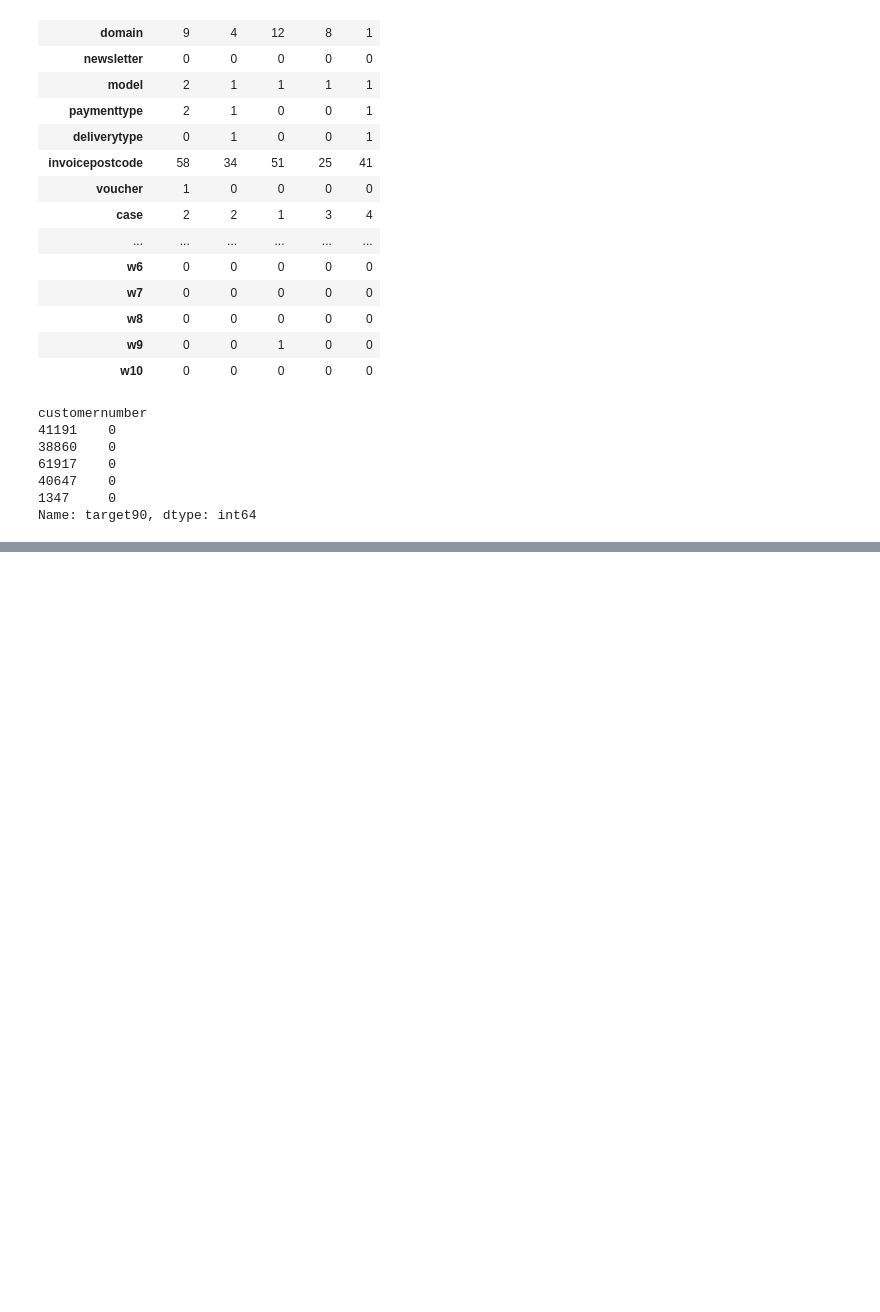
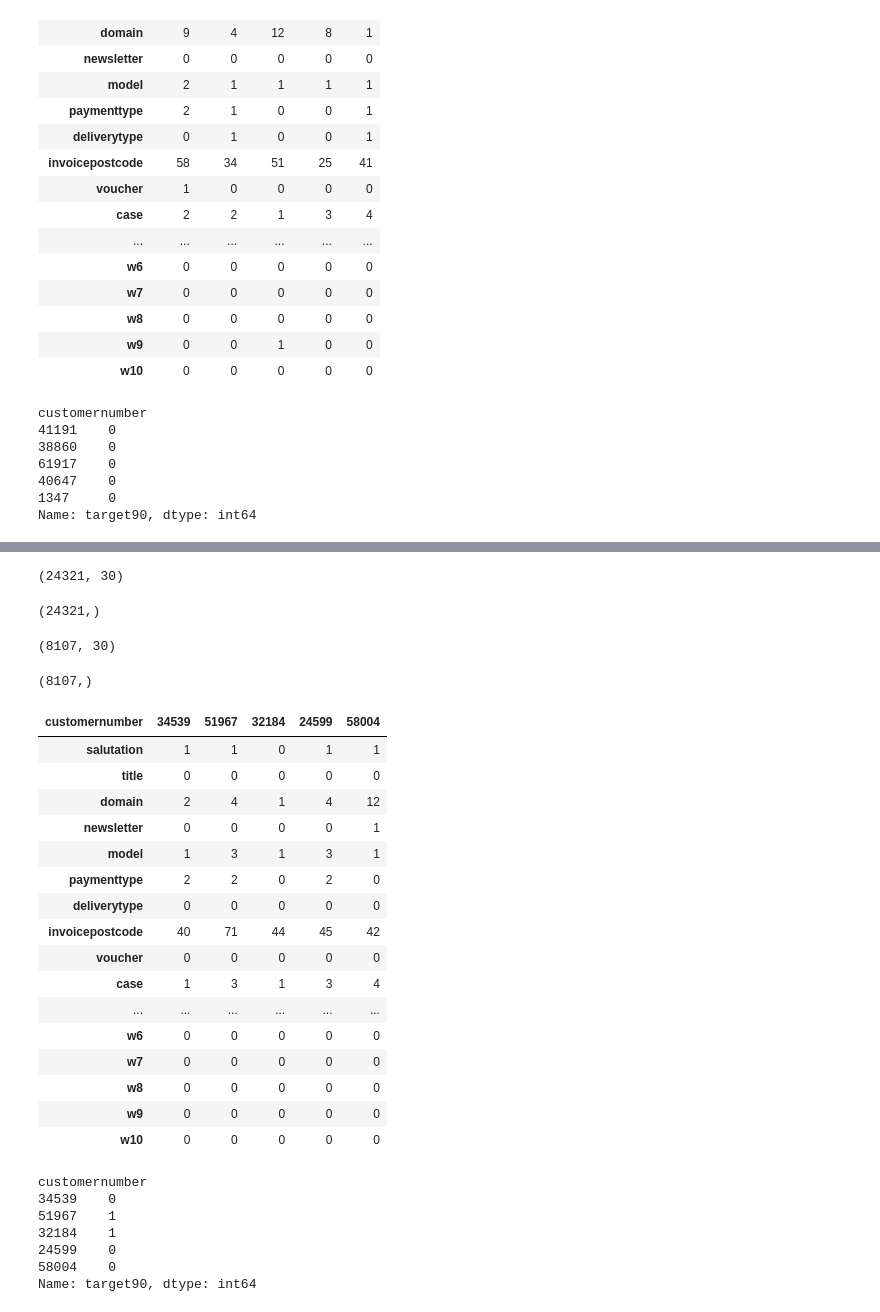
Before and after one commit to FHDW-DAML/22Q4, a Jupyter notebook: kNN_1.ipynb, the cells around one changed output, grey strips where cells are left out. Drawn from its saved outputs; the diff is of its cells as text; code cells hidden in the pictures; blank space fills up the shorter version.

```diff
--- a/kNN_1.ipynb
+++ b/kNN_1.ipynb
@@ -1,32 +8,10 @@
 # %%
-# code nach https://stackabuse.com/k-nearest-neighbors-algorithm-in-python-and-scikit-learn/
+# Daten einLesen und erste Datensicht
 
 
-# Block 1 : Daten einLesen und erste Datensicht
+path = 'c:/myBox/Projekte/FHDW/Kurs DAML/python/dmc2010_train.txt' # für lokale Dateien
+#path = 'https://raw.githubusercontent.com/FHDW-DAML/22Q4/main/dmc2010_train.txt'  # für Colab
 
-# notwendige Bibliotheken importieren und erste Verbesserungen der Einstellungen
-from IPython.core.interactiveshell import InteractiveShell
-InteractiveShell.ast_node_interactivity = 'all' # alle Ausgaben einer Zelle in iPython anzeigen
-import pandas as pd
-pd.option_context('display.max_columns', None) # damit mehr als 20 Spalten angezeigt werden
-
-
-
-path = 'c:/myBox/Projekte/FHDW/kurs DAML/python/Daten/DMC10/dmc2010_train.txt'
-#path = 'https://raw.githubusercontent.com/FHDW-DAML/22Q4/main/dmc2010_train.txt'
-
-cat_cols = ['delivpostcode', 'advertisingdatacode', 'salutation', 'title',
-                'domain', 'newsletter', 'model', 'paymenttype', 'deliverytype',
-                'invoicepostcode', 'voucher', 'case', 'gift', 'entry', 'points',
-                'shippingcosts']
-num_cols = ['numberitems', 'weight', 'remi', 'cancel', 'used', 'w0', 'w1',
-                'w2', 'w3', 'w4', 'w5', 'w6', 'w7', 'w8', 'w9', 'w10', 'account_age']
 date_cols = ['date', 'datecreated', 'deliverydatepromised', 'deliverydatereal']
 
-target_col = 'target90'
-
-df = pd.read_csv(path, sep=';', index_col='customernumber', parse_dates=date_cols,
-                     dtype={col: 'category' for col in cat_cols})
-
-df.info() # Welche Datentypen? Wo nicht Null-werte?
-df.head().T # zeige die ersten 5 Datensätze mit vertauschten Spalten/Reihen (transposed)
+df = pd.read_csv(path, sep=';', index_col='customernumber', parse_dates=date_cols)
@@ -242,0 +104,41 @@ KNeighborsClassifier(n_neighbors=12)
+# %%
+from sklearn.model_selection import train_test_split
+
+SEED = 42
+x_train, x_test, y_train, y_test = train_test_split(x, y, test_size=0.25, random_state=SEED)
+x_train.shape
+y_train.shape
+x_test.shape
+y_test.shape
+#x_test.info()
+x_train.head().T
+y_train.head().T
+# %% [output]
+(24321, 30)
+(24321,)
+(8107, 30)
+(8107,)
+| customernumber | 34539 | 51967 | 32184 | 24599 | 58004 |
+| salutation | 1 | 1 | 0 | 1 | 1 |
+| title | 0 | 0 | 0 | 0 | 0 |
+| domain | 2 | 4 | 1 | 4 | 12 |
+| newsletter | 0 | 0 | 0 | 0 | 1 |
+| model | 1 | 3 | 1 | 3 | 1 |
+| paymenttype | 2 | 2 | 0 | 2 | 0 |
+| deliverytype | 0 | 0 | 0 | 0 | 0 |
+| invoicepostcode | 40 | 71 | 44 | 45 | 42 |
+| voucher | 0 | 0 | 0 | 0 | 0 |
+| case | 1 | 3 | 1 | 3 | 4 |
+| ... | ... | ... | ... | ... | ... |
+| w6 | 0 | 0 | 0 | 0 | 0 |
+| w7 | 0 | 0 | 0 | 0 | 0 |
+| w8 | 0 | 0 | 0 | 0 | 0 |
+| w9 | 0 | 0 | 0 | 0 | 0 |
+| w10 | 0 | 0 | 0 | 0 | 0 |
+customernumber
+34539    0
+51967    1
+32184    1
+24599    0
+58004    0
+Name: target90, dtype: int64
```
Also changed, not shown: parts of 11 cells of this notebook.
